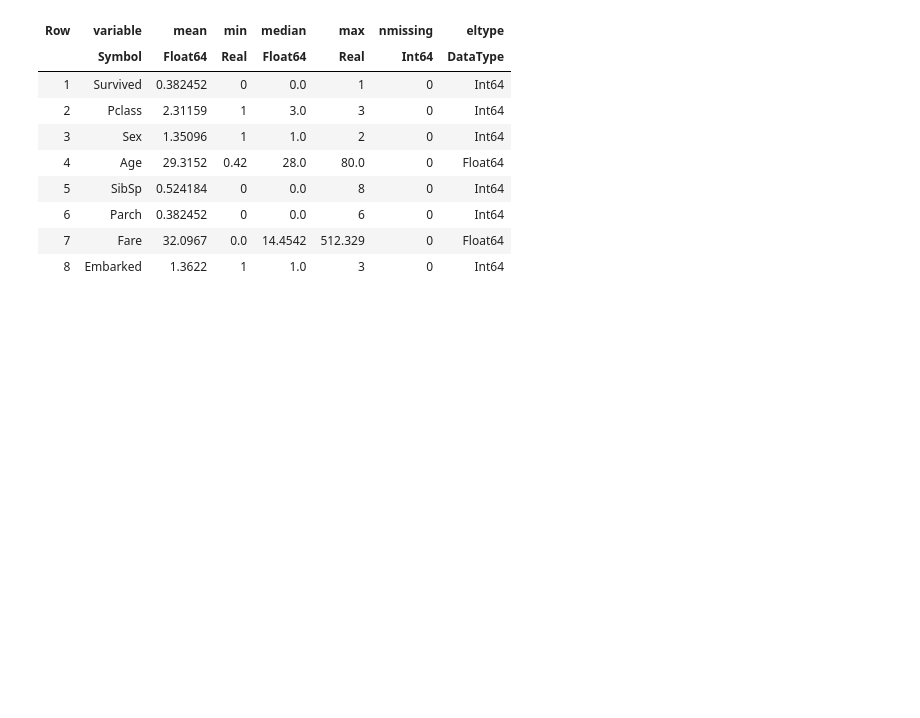
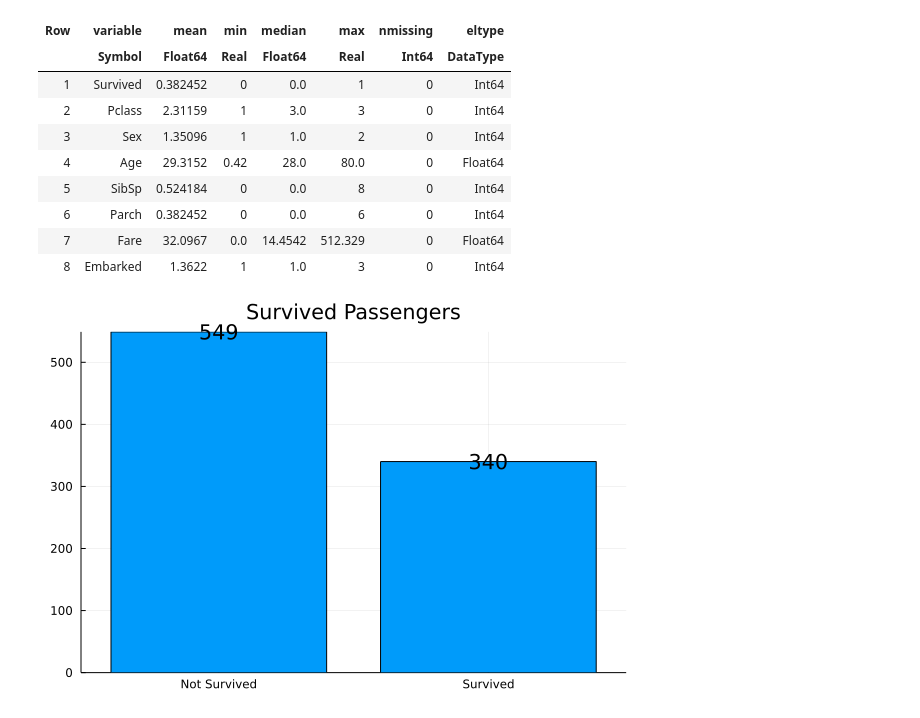
Before and after one commit to Andrew2077/titanic-julia, a Jupyter notebook: Preprocessing.ipynb, the cells around one changed output. Saved outputs shown, nothing was run; the diff lists cells and outputs as text; code cells hidden in the pictures; blank space fills up the shorter version.

```diff
--- a/Preprocessing.ipynb
+++ b/Preprocessing.ipynb
@@ -6,7 +6,7 @@ using CSV
 using Statistics
 using Plots
 # %%
-train_df = CSV.read("Ml-flux-project/train.csv", DataFrame)
+train_df = CSV.read("train.csv", DataFrame)
 describe(train_df)
 # %% [output]
 12×7 DataFrame
@@ -146,15 +146,17 @@ describe(train_df)
 # %%
 using Plots
 
 # Group dataset by "Survived" column
 survived = combine(groupby(train_df, "Survived"), nrow => "Count")
 
 # Display the data on bar chart
 plot(survived.Survived, survived.Count, title="Survived Passengers",
     label=nothing, seriestype="bar", texts=survived.Count)
 
 # Modify X axis to display text labels instead of numbers
-xticks!([1:1:2;], ["Not Survived", "Survived"])
+xticks!([0:1:1;], ["Not Survived", "Survived"])
+# %% [output]
+[figure, added]
 # %%
 # Group dataset by Sex column and show only rows where Survived=1
 survived_by_sex = combine(groupby(train_df[train_df.Survived .== 1,:],"Sex"), nrow => "Count")
```
Also changed, not shown: parts of 6 cells of this notebook, 12 other files.
